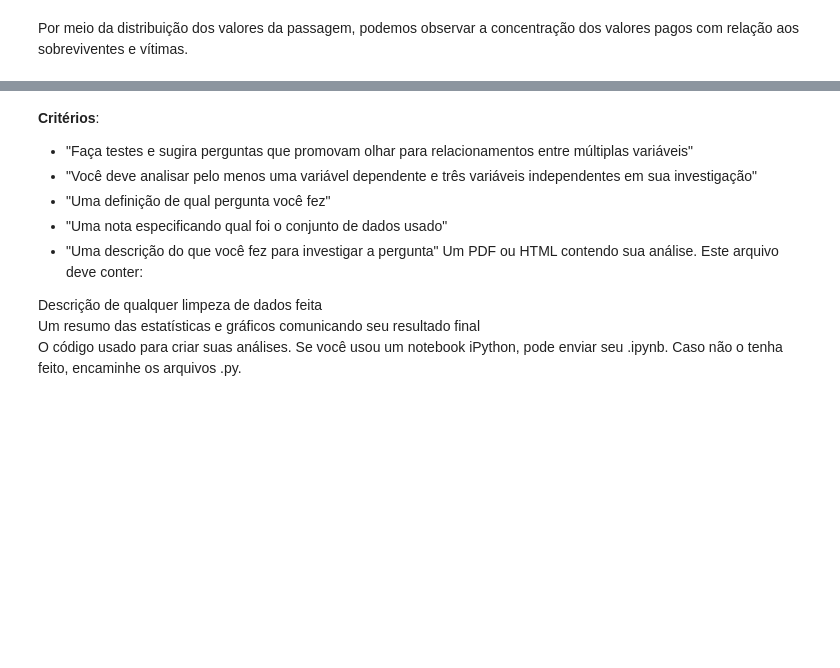
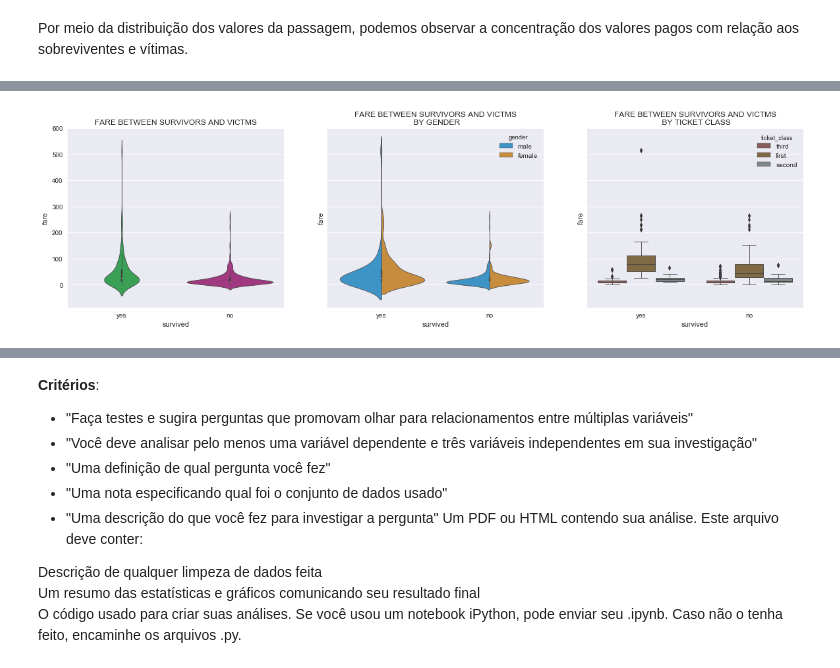
Before and after one commit to aguiarsouzatiz/udacity-nanodegree-data-science, a Jupyter notebook: 02 Data Analysis Titanic Data/data_analysis_titanic_data.ipynb, the cells around one changed output, grey strips where cells are left out. Cells and saved outputs as stored; diff of their text form; code cells hidden in the pictures; blank space fills up the shorter version.

```diff
--- a/02 Data Analysis Titanic Data/data_analysis_titanic_data.ipynb
+++ b/02 Data Analysis Titanic Data/data_analysis_titanic_data.ipynb
@@ -114,0 +128,18 @@ fig_fare_means.show()
+# %%
+fig_fare_violin, ax_fare_violin = plt.subplots(1,3, sharex='col', sharey='row', figsize=(20,5))
+
+sns.violinplot(x='survived', y='fare', order=['yes','no'],\
+               data=data_titanic, palette=palette_destiny, linewidth=0.8, ax=ax_fare_violin[0]\
+              ).set_title('Fare between survivors and victms'.upper())
+
+sns.violinplot(x='survived', y='fare', order=['yes','no'], hue='gender', ax=ax_fare_violin[1], \
+               data=data_titanic, palette=palette_destiny_gender, linewidth=0.8, split=True\
+              ).set_title('Fare between survivors and victms\n by gender'.upper())
+
+sns.boxplot(x='survived', y='fare', order=['yes','no'], hue='ticket_class',\
+            data=data_titanic, palette=palette_destiny_classes, linewidth=0.8, ax=ax_fare_violin[2]\
+           ).set_title('Fare between survivors and victms\n by ticket class'.upper())
+
+fig_fare_violin.show()
+# %% [output]
+[figure, added]
```
Also changed, not shown: parts of 7 cells of this notebook.
